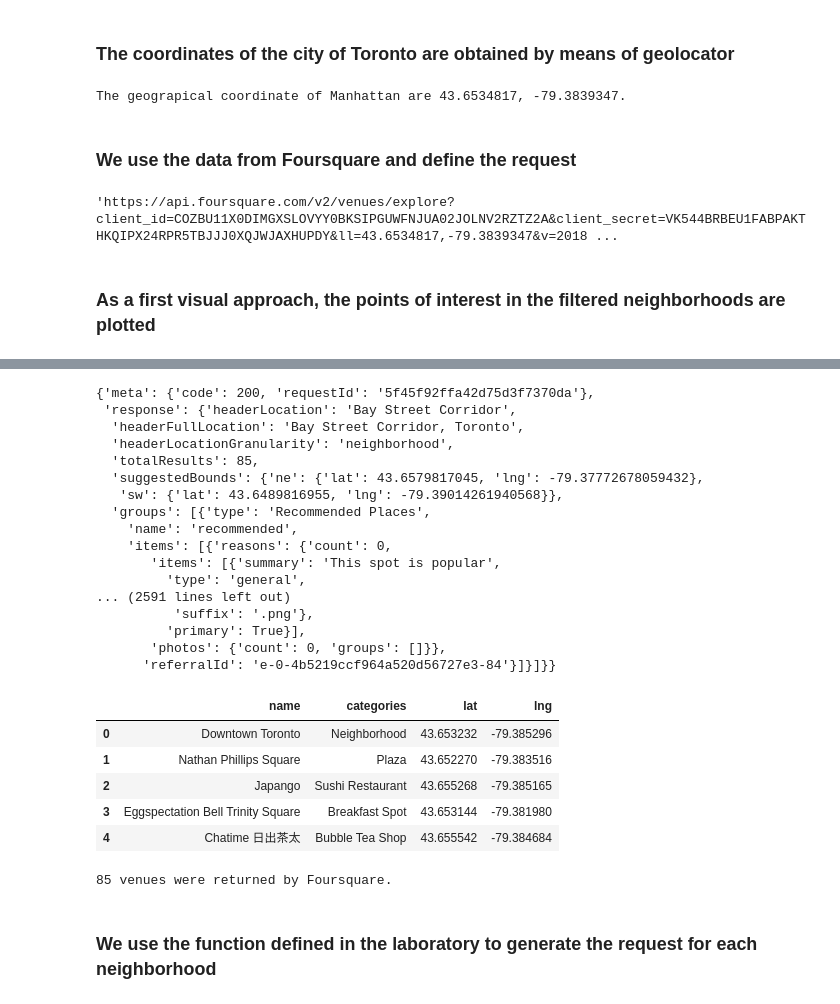
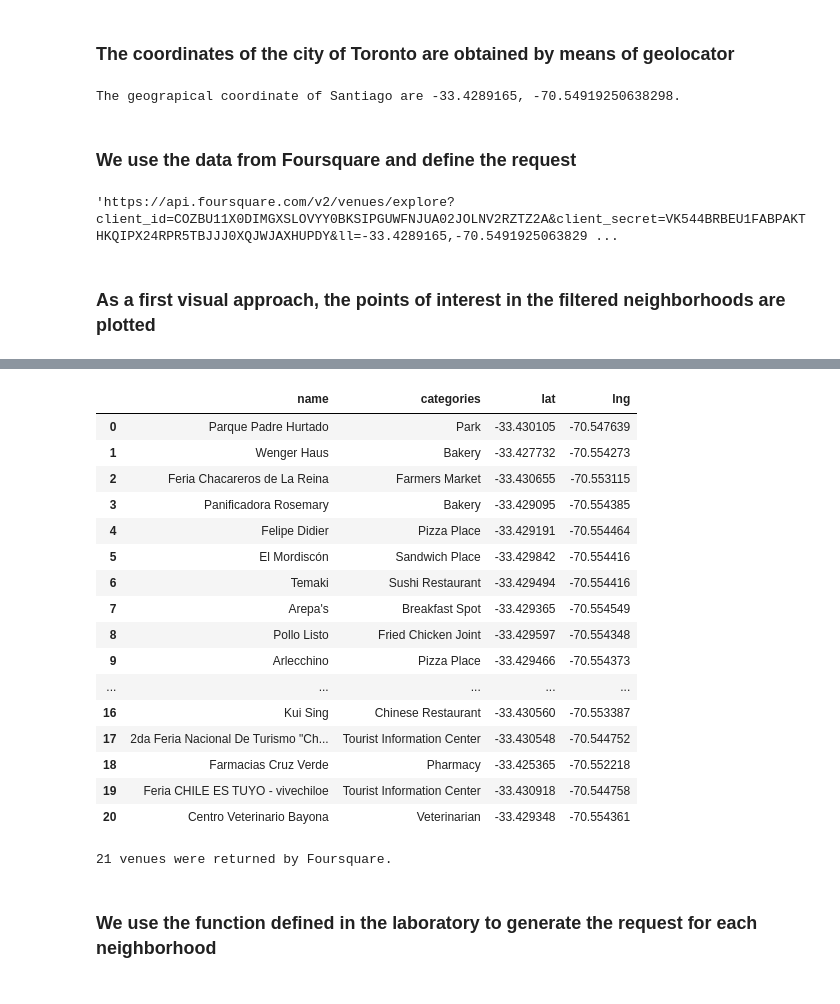
Before and after one commit to mfgonzalez7/Coursera_Capstone, a Jupyter notebook: Capstone Project.ipynb, the cells around one changed output, grey strips where cells are left out. Saved outputs shown, nothing was run; the diff lists cells and outputs as text; code cells hidden in the pictures.

```diff
--- a/Capstone Project.ipynb
+++ b/Capstone Project.ipynb
@@ -68,14 +68,14 @@ import folium
 # %% [markdown]
 ### The coordinates of the city of Toronto are obtained by means of geolocator
 # %%
-address = 'Toronto'
-geolocator = Nominatim(user_agent="tor_explorer")
+address = 'Las Condes, Chile'
+geolocator = Nominatim(user_agent="LC_explorer")
 location = geolocator.geocode(address)
 latitude = location.latitude
 longitude = location.longitude
-print('The geograpical coordinate of Toronto are {}, {}.'.format(latitude, longitude))
+print('The geograpical coordinate of Las Condes are {}, {}.'.format(latitude, longitude))
 # %% [output]
-The geograpical coordinate of Manhattan are 43.6534817, -79.3839347.
+The geograpical coordinate of Santiago are -33.4289165, -70.54919250638298.
 # %% [markdown]
 ### We use the data from Foursquare and define the request
 # %%
@@ -88,7 +88,7 @@ radius = 500
 url = 'https://api.foursquare.com/v2/venues/explore?client_id={}&client_secret={}&ll={},{}&v={}&radius={}&limit={}'.format(CLIENT_ID, CLIENT_SECRET, latitude, longitude, VERSION, radius, LIMIT)
 url
 # %% [output]
-'https://api.foursquare.com/v2/venues/explore?client_id=COZBU11X0DIMGXSLOVYY0BKSIPGUWFNJUA02JOLNV2RZTZ2A&client_secret=VK544BRBEU1FABPAKTHKQIPX24RPR5TBJJJ0XQJWJAXHUPDY&ll=43.6534817,-79.3839347&v=2018 ...
+'https://api.foursquare.com/v2/venues/explore?client_id=COZBU11X0DIMGXSLOVYY0BKSIPGUWFNJUA02JOLNV2RZTZ2A&client_secret=VK544BRBEU1FABPAKTHKQIPX24RPR5TBJJJ0XQJWJAXHUPDY&ll=-33.4289165,-70.5491925063829 ...
 # %% [markdown]
 ### As a first visual approach, the points of interest in the filtered neighborhoods are plotted
 # %%
@@ -112,24 +112,6 @@ map_toronto
 [interactive output not drawn]
 # %%
 results = requests.get(url).json()
-# %% [output]
-{'meta': {'code': 200, 'requestId': '5f45f92ffa42d75d3f7370da'},
- 'response': {'headerLocation': 'Bay Street Corridor',
-  'headerFullLocation': 'Bay Street Corridor, Toronto',
-  'headerLocationGranularity': 'neighborhood',
-  'totalResults': 85,
-  'suggestedBounds': {'ne': {'lat': 43.6579817045, 'lng': -79.37772678059432},
-   'sw': {'lat': 43.6489816955, 'lng': -79.39014261940568}},
-  'groups': [{'type': 'Recommended Places',
-    'name': 'recommended',
-    'items': [{'reasons': {'count': 0,
-       'items': [{'summary': 'This spot is popular',
-         'type': 'general',
-... (2591 lines left out)
-          'suffix': '.png'},
-         'primary': True}],
-       'photos': {'count': 0, 'groups': []}},
-      'referralId': 'e-0-4b5219ccf964a520d56727e3-84'}]}]}}
 # %%
 def get_category_type(row):
     try:
@@ -144,22 +126,33 @@ def get_category_type(row):
 # %%
 venues = results['response']['groups'][0]['items']
 nearby_venues = json_normalize(venues)
 filtered_columns = ['venue.name', 'venue.categories', 'venue.location.lat', 'venue.location.lng']
 nearby_venues =nearby_venues.loc[:, filtered_columns]
 nearby_venues['venue.categories'] = nearby_venues.apply(get_category_type, axis=1)
 nearby_venues.columns = [col.split(".")[-1] for col in nearby_venues.columns]
-nearby_venues.head()
+nearby_venues
 # %% [output]
 |  | name | categories | lat | lng |
-| 0 | Downtown Toronto | Neighborhood | 43.653232 | -79.385296 |
-| 1 | Nathan Phillips Square | Plaza | 43.652270 | -79.383516 |
-| 2 | Japango | Sushi Restaurant | 43.655268 | -79.385165 |
-| 3 | Eggspectation Bell Trinity Square | Breakfast Spot | 43.653144 | -79.381980 |
-| 4 | Chatime 日出茶太 | Bubble Tea Shop | 43.655542 | -79.384684 |
+| 0 | Parque Padre Hurtado | Park | -33.430105 | -70.547639 |
+| 1 | Wenger Haus | Bakery | -33.427732 | -70.554273 |
+| 2 | Feria Chacareros de La Reina | Farmers Market | -33.430655 | -70.553115 |
+| 3 | Panificadora Rosemary | Bakery | -33.429095 | -70.554385 |
+| 4 | Felipe Didier | Pizza Place | -33.429191 | -70.554464 |
+| 5 | El Mordiscón | Sandwich Place | -33.429842 | -70.554416 |
+| 6 | Temaki | Sushi Restaurant | -33.429494 | -70.554416 |
+| 7 | Arepa's | Breakfast Spot | -33.429365 | -70.554549 |
+| 8 | Pollo Listo | Fried Chicken Joint | -33.429597 | -70.554348 |
+| 9 | Arlecchino | Pizza Place | -33.429466 | -70.554373 |
+| ... | ... | ... | ... | ... |
+| 16 | Kui Sing | Chinese Restaurant | -33.430560 | -70.553387 |
+| 17 | 2da Feria Nacional De Turismo "Ch... | Tourist Information Center | -33.430548 | -70.544752 |
+| 18 | Farmacias Cruz Verde | Pharmacy | -33.425365 | -70.552218 |
+| 19 | Feria CHILE ES TUYO - vivechiloe | Tourist Information Center | -33.430918 | -70.544758 |
+| 20 | Centro Veterinario Bayona | Veterinarian | -33.429348 | -70.554361 |
 # %%
 print('{} venues were returned by Foursquare.'.format(nearby_venues.shape[0]))
 # %% [output]
-85 venues were returned by Foursquare.
+21 venues were returned by Foursquare.
 # %% [markdown]
 ### We use the function defined in the laboratory to generate the request for each neighborhood
 # %%
```
Also changed, not shown: 4 other files.
